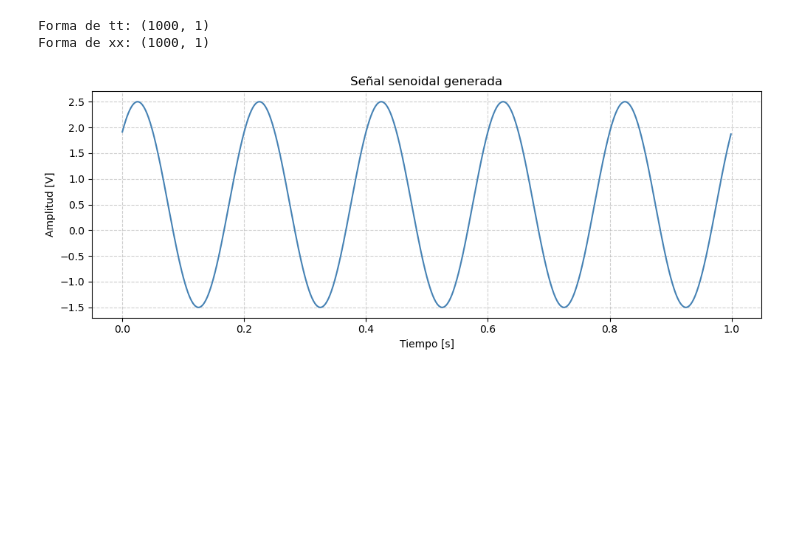
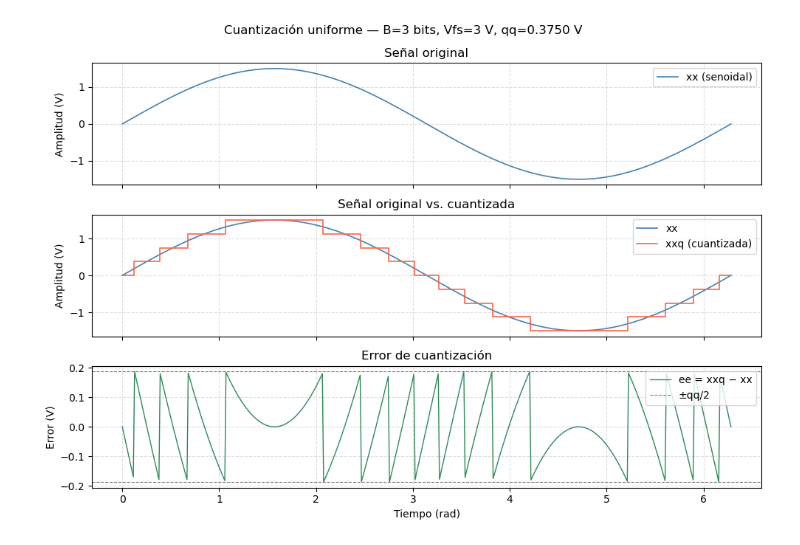
Before and after one commit to Nachoo98/APS-Ignacio-Gonzalez, a Jupyter notebook: Evidencia-clase-19-03-26.ipynb, the cells around one changed output. Cells and saved outputs as stored; diff of their text form; code cells hidden in the pictures; blank space fills up the shorter version.

```diff
--- a/Evidencia-clase-19-03-26.ipynb
+++ b/Evidencia-clase-19-03-26.ipynb
@@ -10,21 +1,54 @@ def mi_funcion_sen(vmax=1, dc=0, ff=1, ph=0, nn=1000, fs=1000):
-# %%
-N  = 1000   # número de muestras
-fs = 1000   # frecuencia de muestreo [Hz]
-
-tt, xx = mi_funcion_sen(vmax=2, dc=0.5, ff=5, ph=np.pi/4, nn=N, fs=fs)
-
-print(f"Forma de tt: {tt.shape}")  # (1000, 1)
-print(f"Forma de xx: {xx.shape}")  # (1000, 1)
-
-plt.figure(figsize=(10, 4))
-plt.plot(tt, xx, linewidth=1.5, color='steelblue')
-plt.title('Señal senoidal generada')
-plt.xlabel('Tiempo [s]')
-plt.ylabel('Amplitud [V]')
-plt.grid(True, linestyle='--', alpha=0.6)
-plt.tight_layout()
-plt.show()
-# %% [output]
-Forma de tt: (1000, 1)
-Forma de xx: (1000, 1)
-[figure, removed]
+# %%
+import numpy as np
+import matplotlib.pyplot as plt
+
+# Parámetros de cuantización
+B   = 3
+Vfs = 3
+qq  = Vfs / 2**B
+
+# Señal senoidal original
+N  = 500
+tt = np.linspace(0, 2 * np.pi, N)
+xx = (Vfs / 2) * np.sin(tt)   # amplitud ≤ Vfs/2
+
+# Cuantización
+xxq = np.round(xx / qq) * qq
+ee  = xxq - xx              # error de cuantización
+
+# ── Figura con 3 subplots ──────────────────────────────────
+fig, axs = plt.subplots(3, 1, figsize=(10, 7), sharex=True)
+fig.suptitle(f"Cuantización uniforme — B={B} bits, Vfs={Vfs} V, qq={qq:.4f} V",
+             fontsize=12)
+
+# --- Subplot 1: señal original ---
+axs[0].plot(tt, xx, color="steelblue", linewidth=1.2, label="xx (senoidal)")
+axs[0].set_ylabel("Amplitud (V)")
+axs[0].legend(loc="upper right")
+axs[0].grid(True, linestyle="--", alpha=0.4)
+axs[0].set_title("Señal original")
+
+# --- Subplot 2: señal original + cuantizada ---
+axs[1].plot(tt, xx,  color="steelblue", linewidth=1.2, label="xx")
+axs[1].step(tt, xxq, color="tomato",    linewidth=1.2,
+          where="mid", label="xxq (cuantizada)")
+axs[1].set_ylabel("Amplitud (V)")
+axs[1].legend(loc="upper right")
+axs[1].grid(True, linestyle="--", alpha=0.4)
+axs[1].set_title("Señal original vs. cuantizada")
+
+# --- Subplot 3: error de cuantización ---
+axs[2].plot(tt, ee, color="seagreen", linewidth=1.0, label="ee = xxq − xx")
+axs[2].axhline(  qq/2, color="gray", linestyle="--",
+               linewidth=0.8, label="±qq/2")
+axs[2].axhline( -qq/2, color="gray", linestyle="--", linewidth=0.8)
+axs[2].set_ylabel("Error (V)")
+axs[2].set_xlabel("Tiempo (rad)")
+axs[2].legend(loc="upper right")
+axs[2].grid(True, linestyle="--", alpha=0.4)
+axs[2].set_title("Error de cuantización")
+
+plt.tight_layout()
+plt.show()
+# %% [output]
+[figure, added]
```
Also changed, not shown: parts of 7 cells of this notebook.
